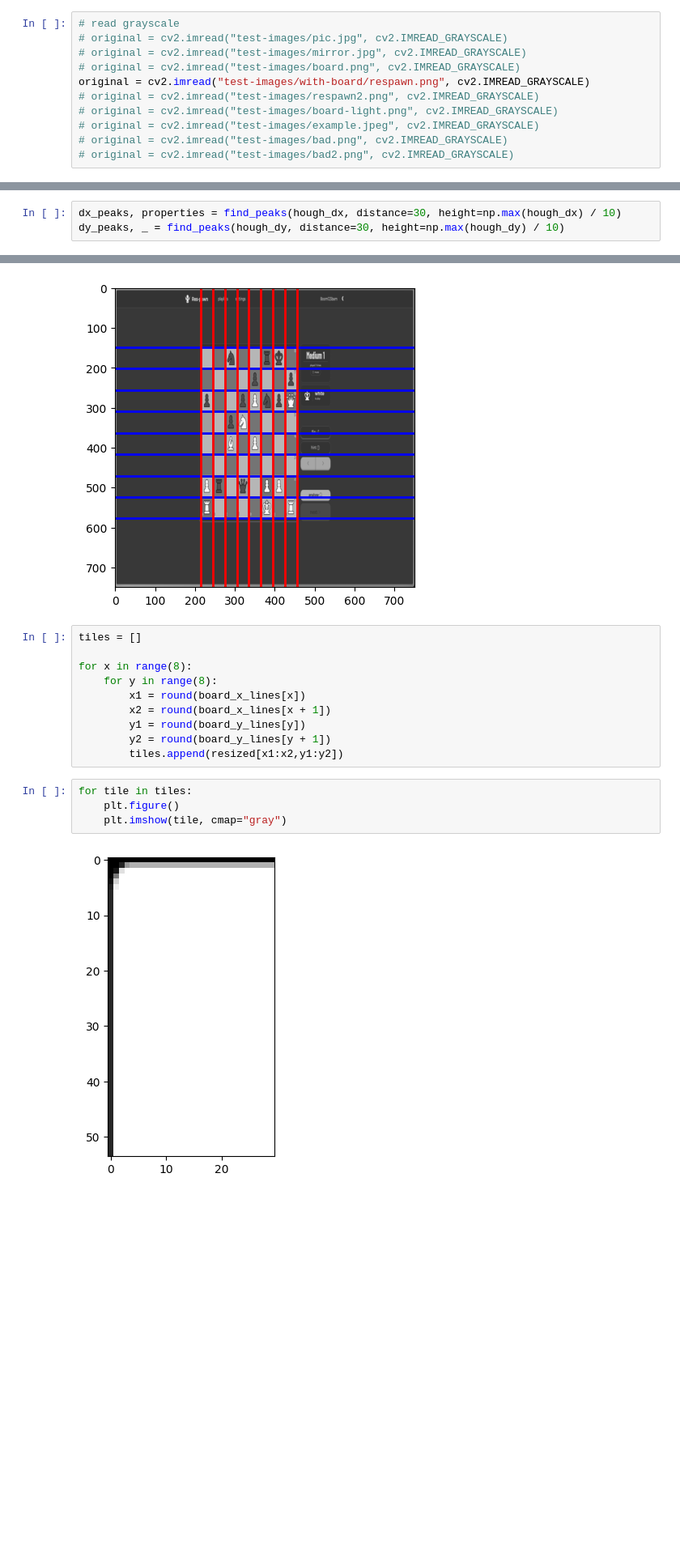
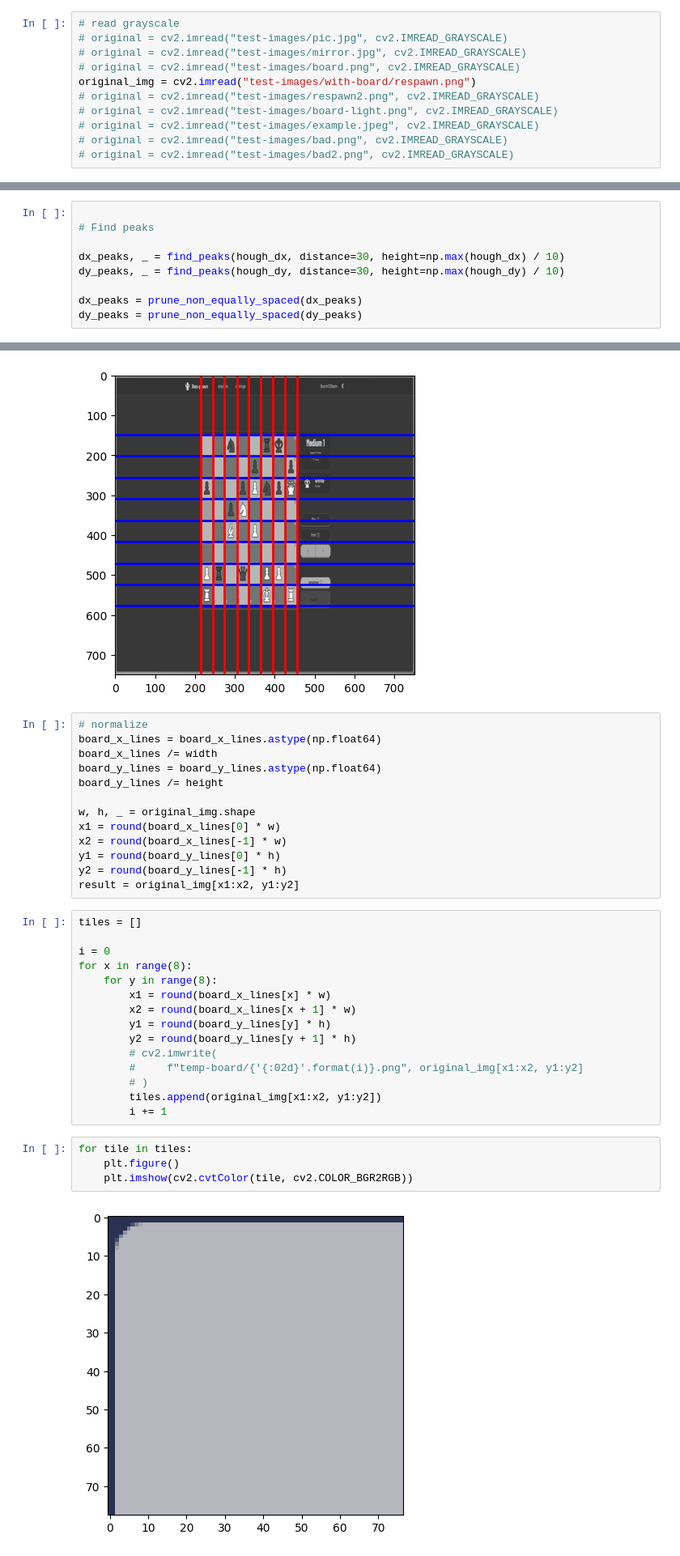
Before and after one commit to Boom123bam/chessboard-reader, a Jupyter notebook: findchessboard.ipynb, the cells around one changed output, grey strips where cells are left out. Shown: that part at 81% size. Drawn from its saved outputs; the diff is of its cells as text; blank space fills up the shorter version.

```diff
--- a/findchessboard.ipynb
+++ b/findchessboard.ipynb
@@ -9,7 +9,7 @@ from scipy.signal import find_peaks
 # original = cv2.imread("test-images/pic.jpg", cv2.IMREAD_GRAYSCALE)
 # original = cv2.imread("test-images/mirror.jpg", cv2.IMREAD_GRAYSCALE)
 # original = cv2.imread("test-images/board.png", cv2.IMREAD_GRAYSCALE)
-original = cv2.imread("test-images/with-board/respawn.png", cv2.IMREAD_GRAYSCALE)
+original_img = cv2.imread("test-images/with-board/respawn.png")
 # original = cv2.imread("test-images/respawn2.png", cv2.IMREAD_GRAYSCALE)
 # original = cv2.imread("test-images/board-light.png", cv2.IMREAD_GRAYSCALE)
 # original = cv2.imread("test-images/example.jpeg", cv2.IMREAD_GRAYSCALE)
@@ -196,6 +236,12 @@ hough_dy = dy_pos_sum * dy_neg_sum
 # %%
-dx_peaks, properties = find_peaks(hough_dx, distance=30, height=np.max(hough_dx) / 10)
+
+# Find peaks
+
+dx_peaks, _ = find_peaks(hough_dx, distance=30, height=np.max(hough_dx) / 10)
 dy_peaks, _ = find_peaks(hough_dy, distance=30, height=np.max(hough_dy) / 10)
+
+dx_peaks = prune_non_equally_spaced(dx_peaks)
+dy_peaks = prune_non_equally_spaced(dy_peaks)
 # %%
 plt.plot(hough_dx)
 plt.plot(dx_peaks, hough_dx[dx_peaks],"x")
@@ -275,19 +289,37 @@ for hy in board_y_lines:
     plt.axvline(hy, color='r', lw=2)
 # %% [output]
 [figure]
+# %%
+# normalize
+board_x_lines = board_x_lines.astype(np.float64)
+board_x_lines /= width
+board_y_lines = board_y_lines.astype(np.float64)
+board_y_lines /= height
+
+w, h, _ = original_img.shape
+x1 = round(board_x_lines[0] * w)
+x2 = round(board_x_lines[-1] * w)
+y1 = round(board_y_lines[0] * h)
+y2 = round(board_y_lines[-1] * h)
+result = original_img[x1:x2, y1:y2]
 # %%
 tiles = []
 
+i = 0
 for x in range(8):
     for y in range(8):
-        x1 = round(board_x_lines[x])
-        x2 = round(board_x_lines[x + 1])
-        y1 = round(board_y_lines[y])
-        y2 = round(board_y_lines[y + 1])
-        tiles.append(resized[x1:x2,y1:y2])
+        x1 = round(board_x_lines[x] * w)
+        x2 = round(board_x_lines[x + 1] * w)
+        y1 = round(board_y_lines[y] * h)
+        y2 = round(board_y_lines[y + 1] * h)
+        # cv2.imwrite(
+        #     f"temp-board/{'{:02d}'.format(i)}.png", original_img[x1:x2, y1:y2]
+        # )
+        tiles.append(original_img[x1:x2, y1:y2])
+        i += 1
 # %%
 for tile in tiles:
     plt.figure()
-    plt.imshow(tile, cmap="gray")
+    plt.imshow(cv2.cvtColor(tile, cv2.COLOR_BGR2RGB))
 # %% [output]
-[figure, old version]
+[figure, new version]
```
Also changed, not shown: parts of 20 cells of this notebook.
